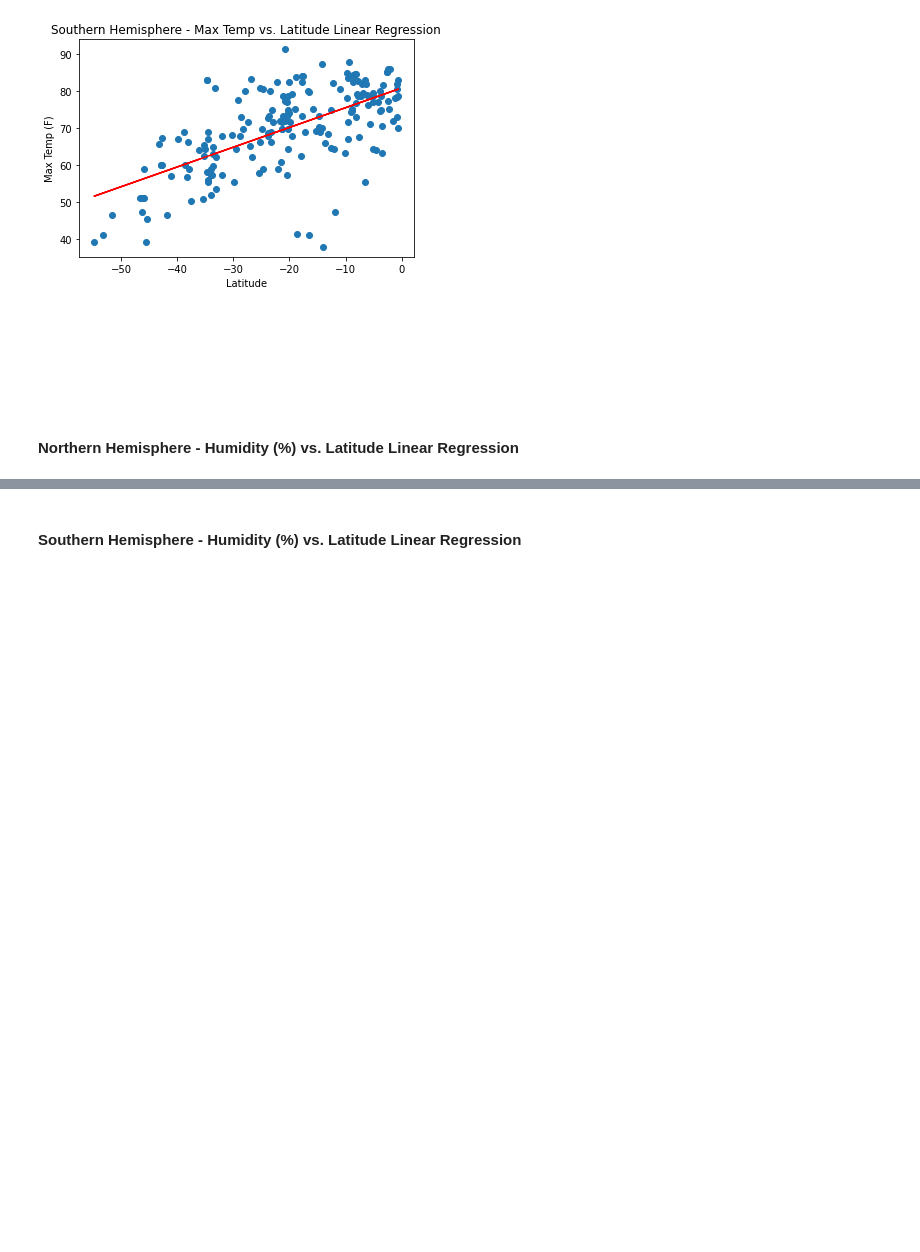
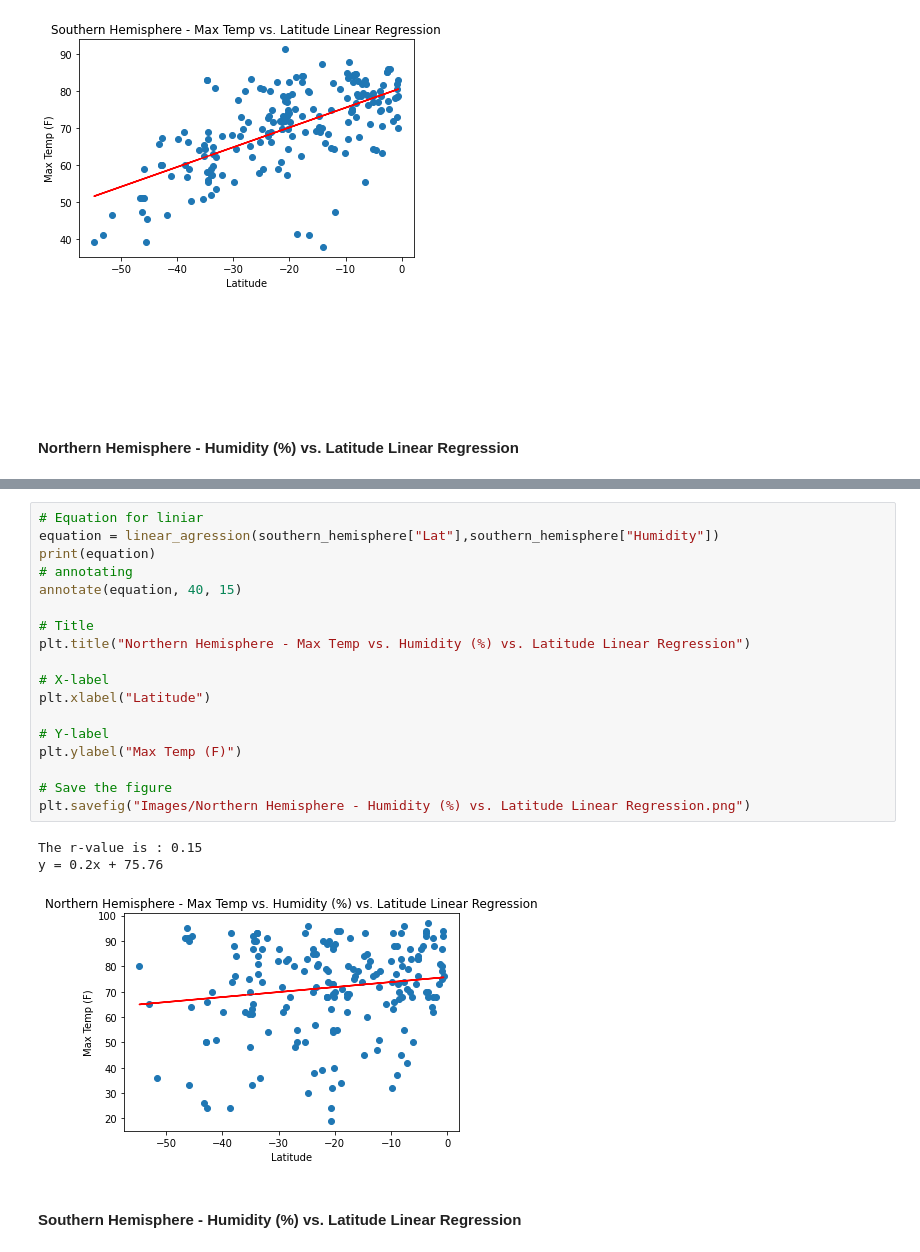
Before and after one commit to sjuarez382/UCI_Homework_Serafin, a Jupyter notebook: Python-API-Homework_Whats_the_Weather_like/WeatherPy.ipynb, the cells around one changed output, grey strips where cells are left out. Drawn from its saved outputs; the diff is of its cells as text; blank space fills up the shorter version.

Commit message:
Adding norther hemi humidity vs lat

```diff
--- a/Python-API-Homework_Whats_the_Weather_like/WeatherPy.ipynb
+++ b/Python-API-Homework_Whats_the_Weather_like/WeatherPy.ipynb
@@ -423,3 +419,25 @@ The r-value is: 0.000543987878808455
+# %%
+# Equation for liniar
+equation = linear_agression(southern_hemisphere["Lat"],southern_hemisphere["Humidity"])
+print(equation)
+# annotating
+annotate(equation, 40, 15)
+
+# Title
+plt.title("Northern Hemisphere - Max Temp vs. Humidity (%) vs. Latitude Linear Regression")
+
+# X-label
+plt.xlabel("Latitude")
+
+# Y-label
+plt.ylabel("Max Temp (F)")
+
+# Save the figure
+plt.savefig("Images/Northern Hemisphere - Humidity (%) vs. Latitude Linear Regression.png")
+# %% [output]
+The r-value is : 0.15
+y = 0.2x + 75.76
+[figure, added]
 # %% [markdown]
 ####  Southern Hemisphere - Humidity (%) vs. Latitude Linear Regression
 # %%
```
Also changed, not shown: parts of 1 cell of this notebook, 1 other file.
